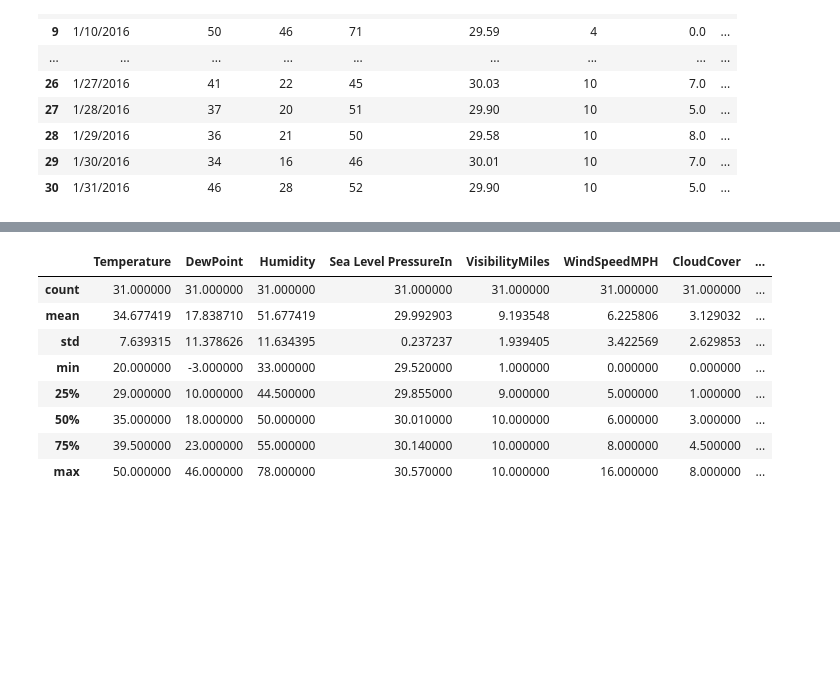
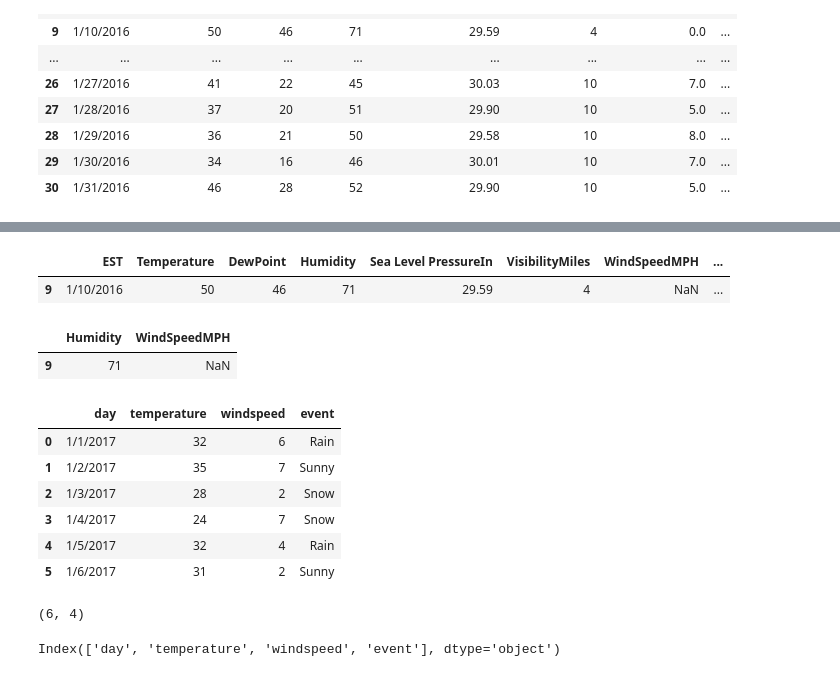
Before and after one commit to harishtm/data_analysis_python, a Jupyter notebook: pypandas/01_intro/into.ipynb, the cells around one changed output, grey strips where cells are left out. Saved outputs shown, nothing was run; the diff lists cells and outputs as text; code cells hidden in the pictures; blank space fills up the shorter version.

Commit message:
Introduction to pandas data processing

```diff
--- a/pypandas/01_intro/into.ipynb
+++ b/pypandas/01_intro/into.ipynb
@@ -68,0 +163,12 @@ df # You can't see the NaN values it will be replaced with 0
+# %%
+# Get all the details of the day with maximum temperature
+df[df['Temperature'] == df['Temperature'].max()]
+# %% [output]
+|  | EST | Temperature | DewPoint | Humidity | Sea Level PressureIn | VisibilityMiles | WindSpeedMPH | ... |
+| 9 | 1/10/2016 | 50 | 46 | 71 | 29.59 | 4 | NaN | ... |
+# %%
+# Get humidity and WindSpeed of the day with maximum temperature
+df[['Humidity','WindSpeedMPH']][df['Temperature'] == df['Temperature'].max()]
+# %% [output]
+|  | Humidity | WindSpeedMPH |
+| 9 | 71 | NaN |
@@ -69,12 +177,26 @@ df # You can't see the NaN values it will be replaced with 0
+# %%
+weather_data = {
+    'day': ['1/1/2017','1/2/2017','1/3/2017','1/4/2017','1/5/2017','1/6/2017'],
+    'temperature': [32,35,28,24,32,31],
+    'windspeed': [6,7,2,7,4,2],
+    'event': ['Rain', 'Sunny', 'Snow','Snow','Rain', 'Sunny']
+}
+df = pd.DataFrame(weather_data)
 # %%
-df.describe()
+df
 # %% [output]
-|  | Temperature | DewPoint | Humidity | Sea Level PressureIn | VisibilityMiles | WindSpeedMPH | CloudCover | ... |
-| count | 31.000000 | 31.000000 | 31.000000 | 31.000000 | 31.000000 | 31.000000 | 31.000000 | ... |
-| mean | 34.677419 | 17.838710 | 51.677419 | 29.992903 | 9.193548 | 6.225806 | 3.129032 | ... |
-| std | 7.639315 | 11.378626 | 11.634395 | 0.237237 | 1.939405 | 3.422569 | 2.629853 | ... |
-| min | 20.000000 | -3.000000 | 33.000000 | 29.520000 | 1.000000 | 0.000000 | 0.000000 | ... |
-| 25% | 29.000000 | 10.000000 | 44.500000 | 29.855000 | 9.000000 | 5.000000 | 1.000000 | ... |
-| 50% | 35.000000 | 18.000000 | 50.000000 | 30.010000 | 10.000000 | 6.000000 | 3.000000 | ... |
-| 75% | 39.500000 | 23.000000 | 55.000000 | 30.140000 | 10.000000 | 8.000000 | 4.500000 | ... |
-| max | 50.000000 | 46.000000 | 78.000000 | 30.570000 | 10.000000 | 16.000000 | 8.000000 | ... |
+|  | day | temperature | windspeed | event |
+| 0 | 1/1/2017 | 32 | 6 | Rain |
+| 1 | 1/2/2017 | 35 | 7 | Sunny |
+| 2 | 1/3/2017 | 28 | 2 | Snow |
+| 3 | 1/4/2017 | 24 | 7 | Snow |
+| 4 | 1/5/2017 | 32 | 4 | Rain |
+| 5 | 1/6/2017 | 31 | 2 | Sunny |
+# %%
+df.shape # returns rows, columns = df.shape
+# %% [output]
+(6, 4)
+# %%
+df.columns # Get all columns
+# %% [output]
+Index(['day', 'temperature', 'windspeed', 'event'], dtype='object')
```
Also changed, not shown: parts of 11 cells of this notebook.
